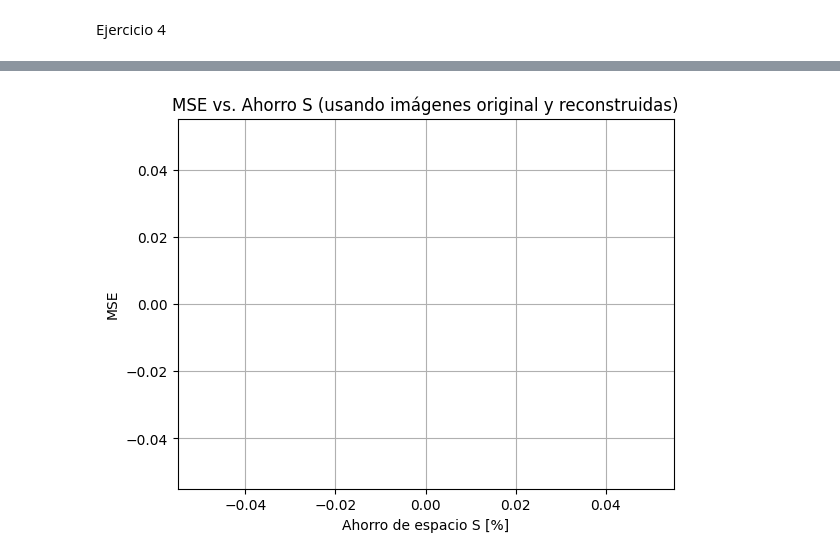
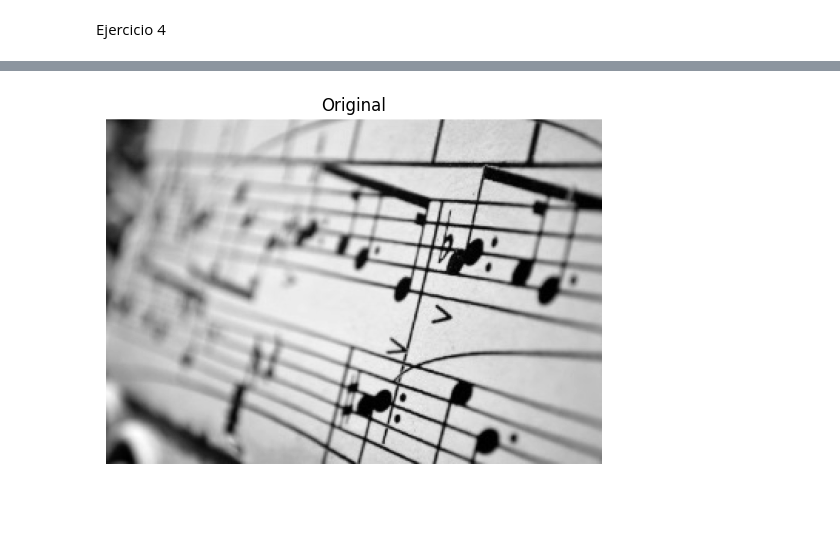
Before and after one commit to JavierMoon1026/TP1_G12, a Jupyter notebook: TP1_Notebook.ipynb, the cells around one changed output, grey strips where cells are left out. Drawn from its saved outputs; the diff is of its cells as text; code cells hidden in the pictures; blank space fills up the shorter version.

```diff
--- a/TP1_Notebook.ipynb
+++ b/TP1_Notebook.ipynb
@@ -128,23 +128,29 @@ def descomprimir(matriz_Y_k, Media_X, VT_k):
 
     return X_recon
 
-path=r"img_04.jpg"
+path=r"img_03.jpg"
 
 
 y,mu,vt=comprimir(path,8)
 X_reconstruida = descomprimir(y, mu, vt)
 
 Imagen_escalada = Escala_de_grises(path)
-alto, ancho = Imagen_escalada.shape
+if Imagen_escalada != None:
+    alto, ancho = Imagen_escalada.shape
 
 def recomponer_imagen(bloques, alto, ancho, tam_bloque=8):
 
-    imagen = np.zeros((alto, ancho))
-    bloques_por_fila = ancho // tam_bloque
+    alto_ajustado = (alto // tam_bloque) * tam_bloque
+    ancho_ajustado = (ancho // tam_bloque) * tam_bloque
+
+    imagen = np.zeros((alto_ajustado, ancho_ajustado))
+    bloques_por_fila = ancho_ajustado // tam_bloque
+
     for idx, bloque in enumerate(bloques):
-        fila = (idx // bloques_por_fila) * tam_bloque
-        col = (idx % bloques_por_fila) * tam_bloque
-        imagen[fila:fila+tam_bloque, col:col+tam_bloque] = bloque
+        if idx < len(bloques):
+            fila = (idx // bloques_por_fila) * tam_bloque
+            col = (idx % bloques_por_fila) * tam_bloque
+            imagen[fila:fila+tam_bloque, col:col+tam_bloque] = bloque
     return imagen
 # Reconstruir y mostrar la imagen
 img_final = recomponer_imagen(X_reconstruida,alto,ancho,8)
@@ -166,56 +290,36 @@ display(img)
 # %%
-import numpy as np
-from PIL import Image
-import matplotlib.pyplot as plt
-from pathlib import Path
+def mostrar_imagenes(path, porcentajes_ahorro):
+    """
+    Muestra cada imagen por separado
+    """
+    # Cargar imagen original
+    imagen_original = Escala_de_grises(path)
+    alto, ancho = imagen_original.shape
 
-# ---------- utilidades ----------
-def load_gray(path, to_float01=False):
-    """Carga imagen en escala de grises. Devuelve np.ndarray."""
-    arr = np.array(Image.open(path).convert('L'))
-    if to_float01:
-        arr = arr.astype(np.float32) / 255.0
-    else:
-        arr = arr.astype(np.float32)  # escala 0..255 en float
-    return arr
+    # Mostrar imagen original
+    plt.figure()
+    plt.imshow(imagen_original, cmap='gray')
+    plt.title("Original")
+    plt.axis('off')
+    plt.show()
 
-def mse(a, b):
-    if a.shape != b.shape:
-        # Si no coinciden tamaños, recorto a la intersección superior izquierda
-        h = min(a.shape[0], b.shape[0])
-        w = min(a.shape[1], b.shape[1])
-        a = a[:h, :w]
-        b = b[:h, :w]
-    return float(np.mean((a - b) ** 2))
+    # Mostrar cada imagen comprimida por separado
+    for porcentaje in porcentajes_ahorro:
+        # Comprimir y reconstruir
+        Y_k, Media_X, VT_k = comprimir(path, 8, porcentaje)
+        X_reconstruida = descomprimir(Y_k, Media_X, VT_k)
+        img_reconstruida = recomponer_imagen(X_reconstruida, alto, ancho, 8)
 
-# ---------- configuración ----------
-orig_path = Path("img_04.jpg")             # imagen previa a compresión
-recon_pattern = "rec_S{S}.png"             # cambia esto si usaste otro nombre
-S_list = list(range(5, 100, 5))            # 5,10,...,95 (lo que pide el 4a)
-to_float01 = True                          # poné False si querés MSE en 0..255
+        # Mostrar imagen
+        plt.figure()
+        plt.imshow(img_reconstruida, cmap='gray')
+        plt.title(f"S={porcentaje}%")
+        plt.axis('off')
+        plt.show()
 
-# ---------- cálculo y gráfico ----------
-orig = load_gray(orig_path, to_float01=to_float01)
+# -------- Ejecución ---------
+path = r"img_04.jpg"
+porcentajes_ahorro = [75, 80, 85, 90, 95]
 
-Ss, mses = [], []
-for S in S_list:
-    rpath = Path(recon_pattern.format(S=S))
-    if not rpath.exists():
-        print(f"[AVISO] No encontré {rpath}, lo salto.")
-        continue
-    rec = load_gray(rpath, to_float01=to_float01)
-    Ss.append(S)
-    mses.append(mse(orig, rec))
-
-# Mostrar resultados
-for S, e in zip(Ss, mses):
-    print(f"S={S:>2d}%  ->  MSE={e:.6f}")
-
-plt.figure()
-plt.plot(Ss, mses, marker='o')
-plt.xlabel('Ahorro de espacio S [%]')
-plt.ylabel('MSE')
-plt.title('MSE vs. Ahorro S (usando imágenes original y reconstruidas)')
-plt.grid(True)
-plt.show()
+mostrar_imagenes(path, porcentajes_ahorro)
 # %% [output]
@@ -241 +326 @@ plt.show()
-[figure, old version]
+[figure, new version]
```
Also changed, not shown: parts of 2 cells of this notebook, 7 other files.
